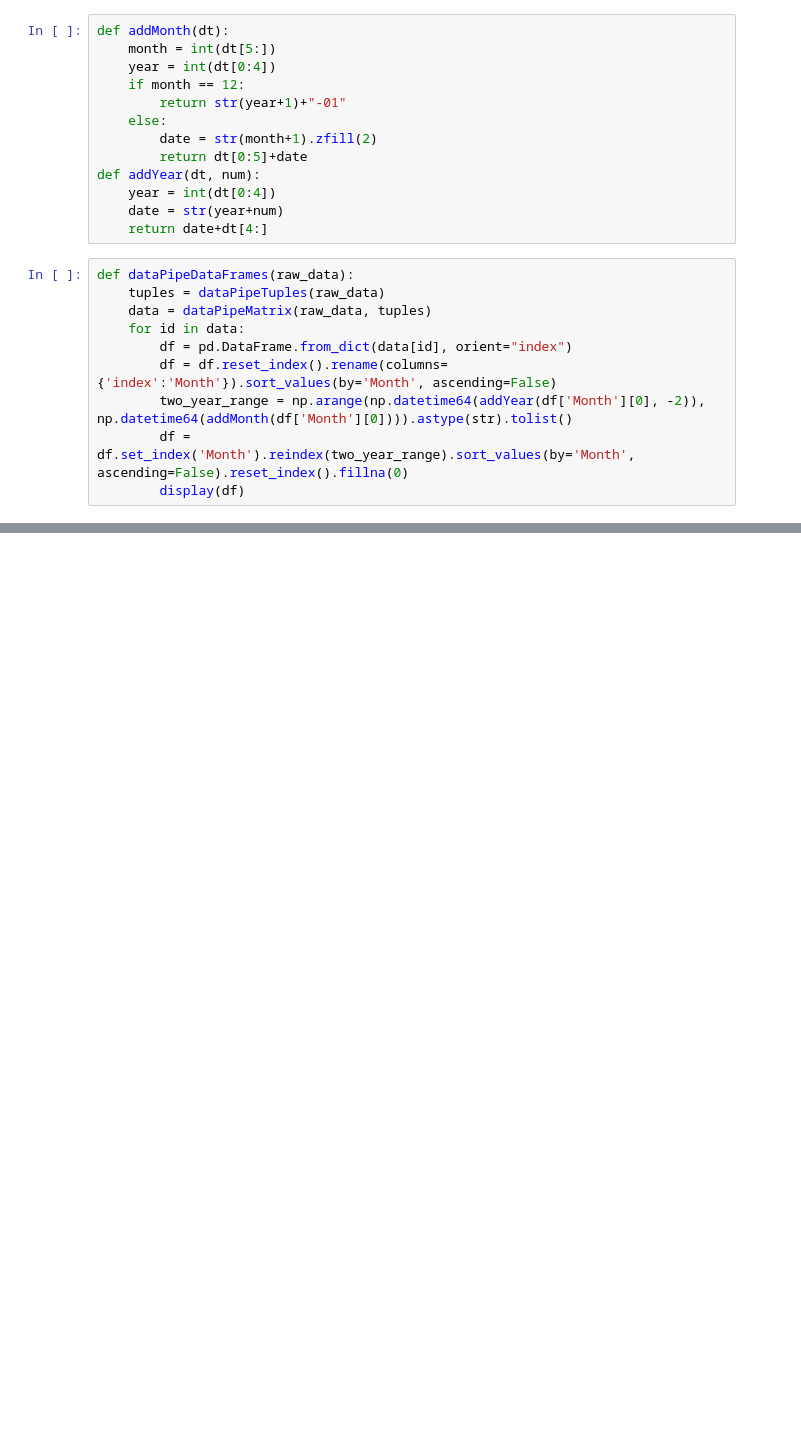
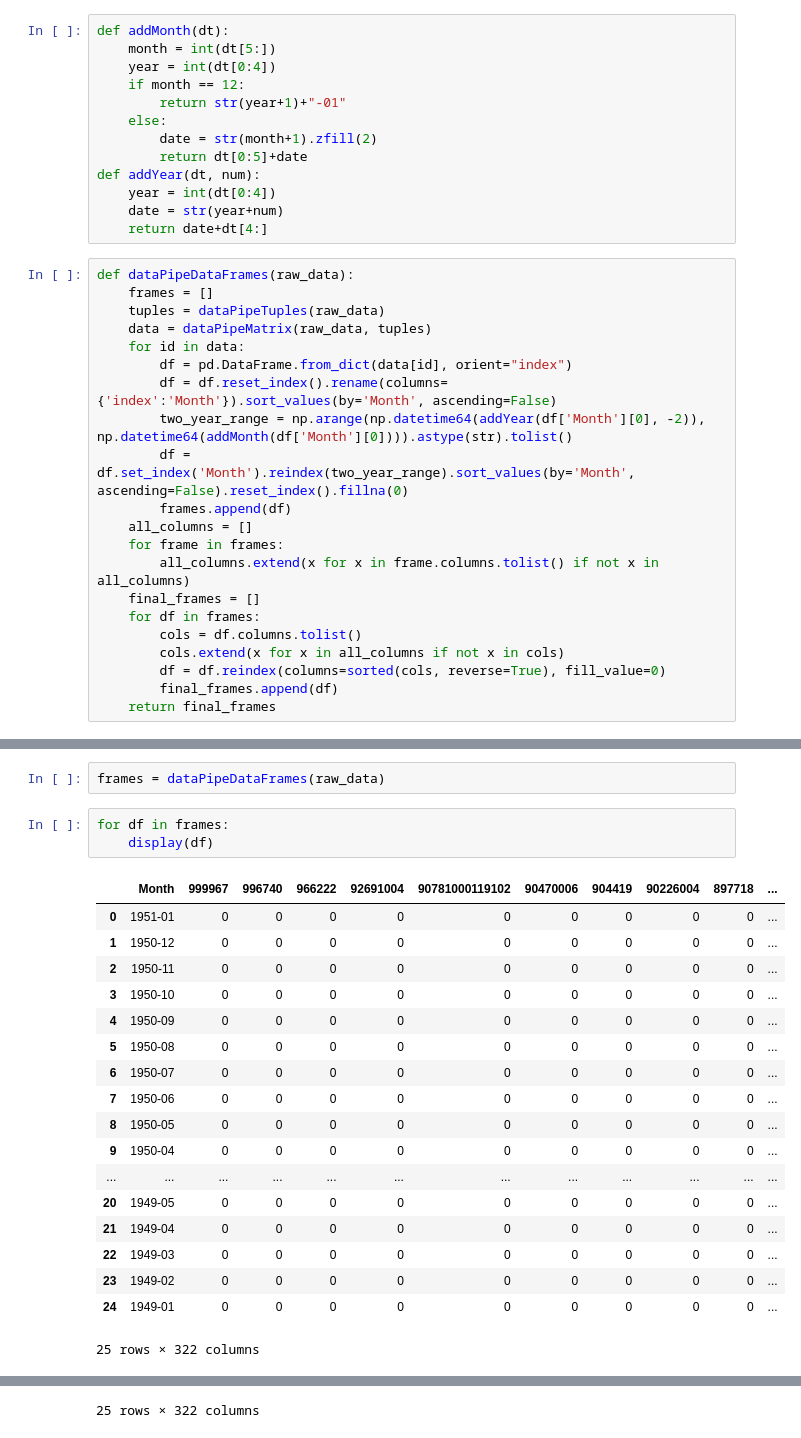
Before and after one commit to anthem-ai/ucsc-engineering-2020, a Jupyter notebook: shayanshaikh/data_pipeline.ipynb, the cells around one changed output, grey strips where cells are left out. Cells and saved outputs as stored; diff of their text form; blank space fills up the shorter version.

Commit message:
forced patient dataframes to have equal columns

```diff
--- a/shayanshaikh/data_pipeline.ipynb
+++ b/shayanshaikh/data_pipeline.ipynb
@@ -107,6 +107,7 @@ def addYear(dt, num):
     return date+dt[4:]
 # %%
 def dataPipeDataFrames(raw_data):
+    frames = []
     tuples = dataPipeTuples(raw_data)
     data = dataPipeMatrix(raw_data, tuples)
     for id in data:
@@ -114,4 +115,14 @@ def dataPipeDataFrames(raw_data):
         df = df.reset_index().rename(columns={'index':'Month'}).sort_values(by='Month', ascending=False)
         two_year_range = np.arange(np.datetime64(addYear(df['Month'][0], -2)), np.datetime64(addMonth(df['Month'][0]))).astype(str).tolist()
         df = df.set_index('Month').reindex(two_year_range).sort_values(by='Month', ascending=False).reset_index().fillna(0)
-        display(df)
+        frames.append(df)
+    all_columns = []
+    for frame in frames:
+        all_columns.extend(x for x in frame.columns.tolist() if not x in all_columns)
+    final_frames = []
+    for df in frames:
+        cols = df.columns.tolist()
+        cols.extend(x for x in all_columns if not x in cols)
+        df = df.reindex(columns=sorted(cols, reverse=True), fill_value=0)
+        final_frames.append(df)
+    return final_frames
@@ -229,0 +129,24 @@ dataPipeDataFrames(raw_data)
+# %%
+frames = dataPipeDataFrames(raw_data)
+# %%
+for df in frames:
+    display(df)
+# %% [output]
+|  | Month | 999967 | 996740 | 966222 | 92691004 | 90781000119102 | 90470006 | 904419 | 90226004 | 897718 | ... |
+| 0 | 1951-01 | 0 | 0 | 0 | 0 | 0 | 0 | 0 | 0 | 0 | ... |
+| 1 | 1950-12 | 0 | 0 | 0 | 0 | 0 | 0 | 0 | 0 | 0 | ... |
+| 2 | 1950-11 | 0 | 0 | 0 | 0 | 0 | 0 | 0 | 0 | 0 | ... |
+| 3 | 1950-10 | 0 | 0 | 0 | 0 | 0 | 0 | 0 | 0 | 0 | ... |
+| 4 | 1950-09 | 0 | 0 | 0 | 0 | 0 | 0 | 0 | 0 | 0 | ... |
+| 5 | 1950-08 | 0 | 0 | 0 | 0 | 0 | 0 | 0 | 0 | 0 | ... |
+| 6 | 1950-07 | 0 | 0 | 0 | 0 | 0 | 0 | 0 | 0 | 0 | ... |
+| 7 | 1950-06 | 0 | 0 | 0 | 0 | 0 | 0 | 0 | 0 | 0 | ... |
+| 8 | 1950-05 | 0 | 0 | 0 | 0 | 0 | 0 | 0 | 0 | 0 | ... |
+| 9 | 1950-04 | 0 | 0 | 0 | 0 | 0 | 0 | 0 | 0 | 0 | ... |
+| ... | ... | ... | ... | ... | ... | ... | ... | ... | ... | ... | ... |
+| 20 | 1949-05 | 0 | 0 | 0 | 0 | 0 | 0 | 0 | 0 | 0 | ... |
+| 21 | 1949-04 | 0 | 0 | 0 | 0 | 0 | 0 | 0 | 0 | 0 | ... |
+| 22 | 1949-03 | 0 | 0 | 0 | 0 | 0 | 0 | 0 | 0 | 0 | ... |
+| 23 | 1949-02 | 0 | 0 | 0 | 0 | 0 | 0 | 0 | 0 | 0 | ... |
+| 24 | 1949-01 | 0 | 0 | 0 | 0 | 0 | 0 | 0 | 0 | 0 | ... |
+25 rows × 322 columns
@@ -229,0 +170 @@ dataPipeDataFrames(raw_data)
+25 rows × 322 columns
```
Also changed, not shown: parts of 2 cells of this notebook.
